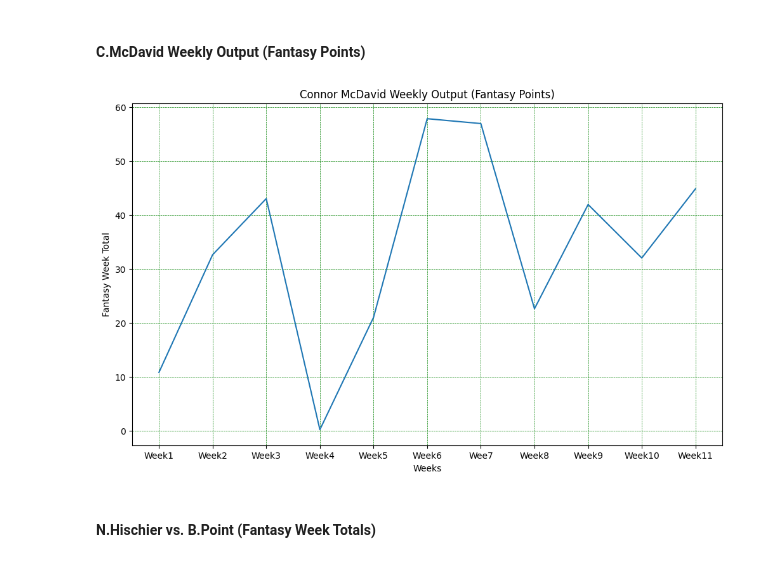
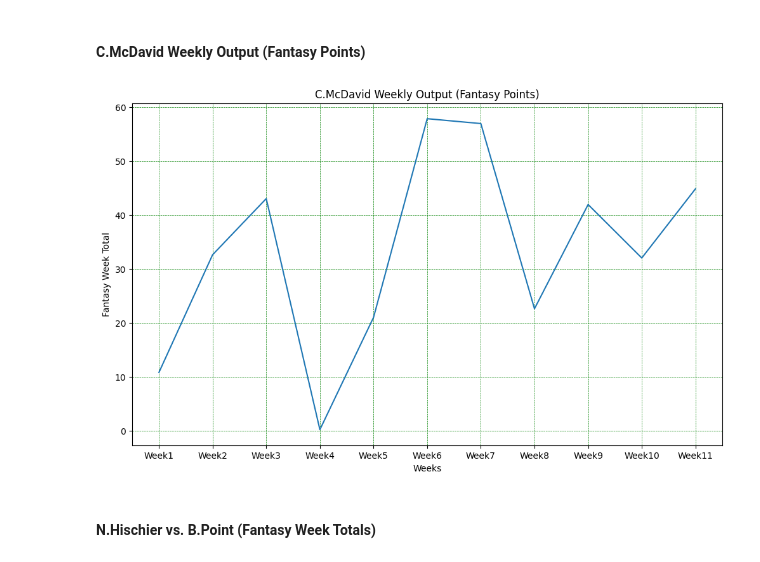
Before and after one commit to carsonbennett1/Hockey-Fantasy, a Jupyter notebook: Fantasy_Analysis.ipynb, the cells around one changed output. Drawn from its saved outputs; the diff is of its cells as text; code cells hidden in the pictures.

```diff
--- a/Fantasy_Analysis.ipynb
+++ b/Fantasy_Analysis.ipynb
@@ -56,26 +56,26 @@ plt.show()
 #### C.McDavid Weekly Output (Fantasy Points)
 # %%
 mcdavid_df = df[df['Name'] == 'C.McDavid']
-x = ['Week1', 'Week2', 'Week3', 'Week4', 'Week5', 'Week6', 'Wee7', 'Week8',
-     'Week9', 'Week10', 'Week11', 'Week12']
-y = [mcdavid_df['Week1'], mcdavid_df['Week2'], mcdavid_df['Week3'], mcdavid_df['Week4'],
+x = ['Week1', 'Week2', 'Week3', 'Week4', 'Week5', 'Week6', 'Week7', 'Week8',
+     'Week9', 'Week10', 'Week11']
+mcdavid = [mcdavid_df['Week1'], mcdavid_df['Week2'], mcdavid_df['Week3'], mcdavid_df['Week4'],
      mcdavid_df['Week5'], mcdavid_df['Week6'], mcdavid_df['Week7'], mcdavid_df['Week8'],
-     mcdavid_df['Week9'], mcdavid_df['Week10'], mcdavid_df['Week11'], mcdavid_df['Week12'],
+     mcdavid_df['Week9'], mcdavid_df['Week10'], mcdavid_df['Week11']
     ]
 
 plt.figure(figsize=(12,7))
 
 plt.title("C.McDavid Weekly Output (Fantasy Points)")
 plt.xlabel("Weeks")
 plt.ylabel("Fantasy Week Total")
 
-plt.plot(x,y)
+plt.plot(x,mcdavid)
 
 plt.grid(color='green', linestyle='--', linewidth='0.5')
 
 plt.show()
 # %% [output]
-[figure, old version]
+[figure, new version]
 # %% [markdown]
 #### N.Hischier vs. B.Point (Fantasy Week Totals)
 # %%
```
Also changed, not shown: parts of 4 cells of this notebook.
